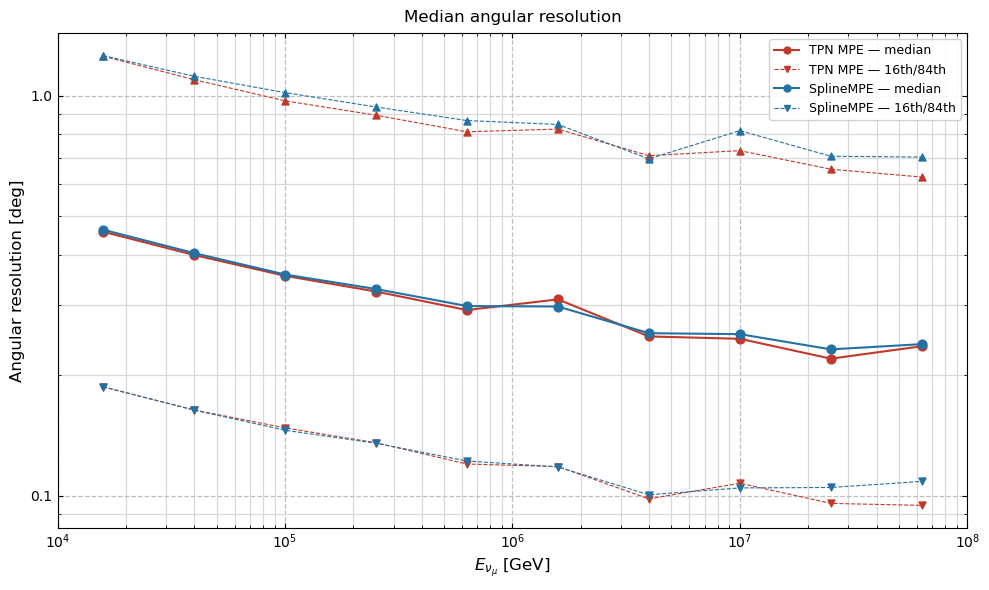
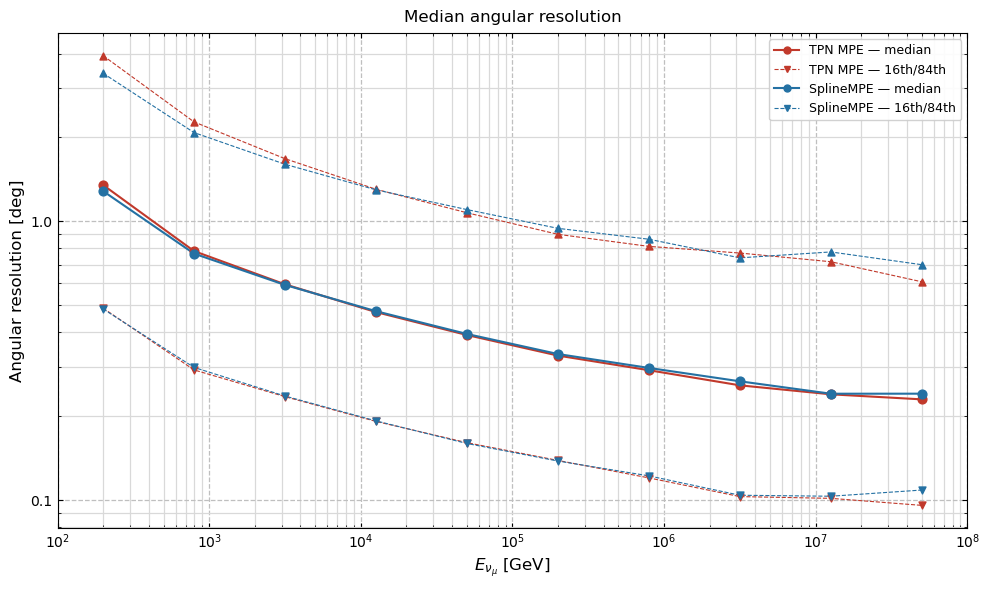
The notebook cell's code change between the first figure and the second:
--- before
+++ after
@@ -26,5 +26,5 @@
 ax.set_xscale('log')
 ax.set_yscale('log')
-ax.set_xlim(1e4, 1e8)
+ax.set_xlim(1e2, 1e8)
 ax.set_xlabel(r'$E_{\nu_\mu}$ [GeV]', fontsize=12)
 ax.set_ylabel(r'Angular resolution [deg]', fontsize=12)

Commit: Add Readme